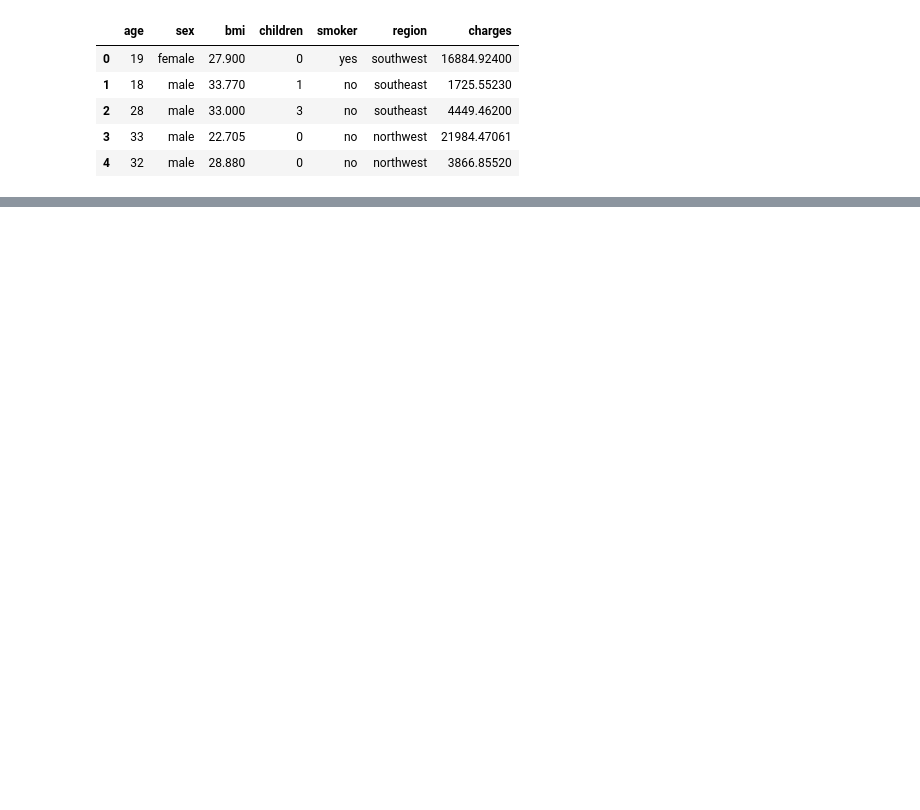
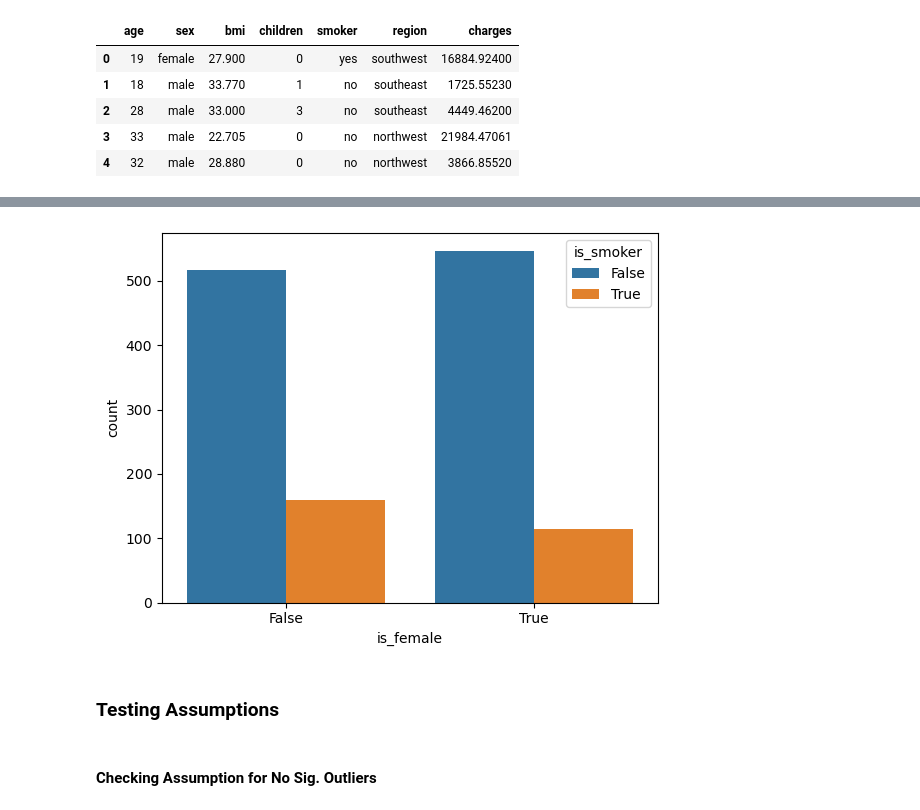
Before and after one commit to jamesbelk0/Insurance_Data, a Jupyter notebook: Insurance Data.ipynb, the cells around one changed output, grey strips where cells are left out. Drawn from its saved outputs; the diff is of its cells as text; code cells hidden in the pictures; blank space fills up the shorter version.

```diff
--- a/Insurance Data.ipynb
+++ b/Insurance Data.ipynb
@@ -30,0 +300,3 @@ df.head()
+# %%
+needed_cols = ['is_female', 'is_smoker']
+df[needed_cols]
@@ -30,0 +317,3 @@ df.head()
+# %%
+male_df = df.loc[df['is_female']==False, needed_cols]
+male_df
@@ -30,0 +334,3 @@ df.head()
+# %%
+female_df = df.loc[df['is_female']==True, needed_cols]
+female_df
@@ -30,0 +351,3 @@ df.head()
+# %%
+plot_df = pd.concat([female_df, male_df])
+plot_df
@@ -30,0 +368,8 @@ df.head()
+# %%
+sns.countplot(data=plot_df, x='is_female', hue = 'is_smoker');
+# %% [output]
+[figure, added]
+# %% [markdown]
+### Testing Assumptions
+# %% [markdown]
+#### Checking Assumption for No Sig. Outliers
```
Also changed, not shown: parts of 83 cells of this notebook.
